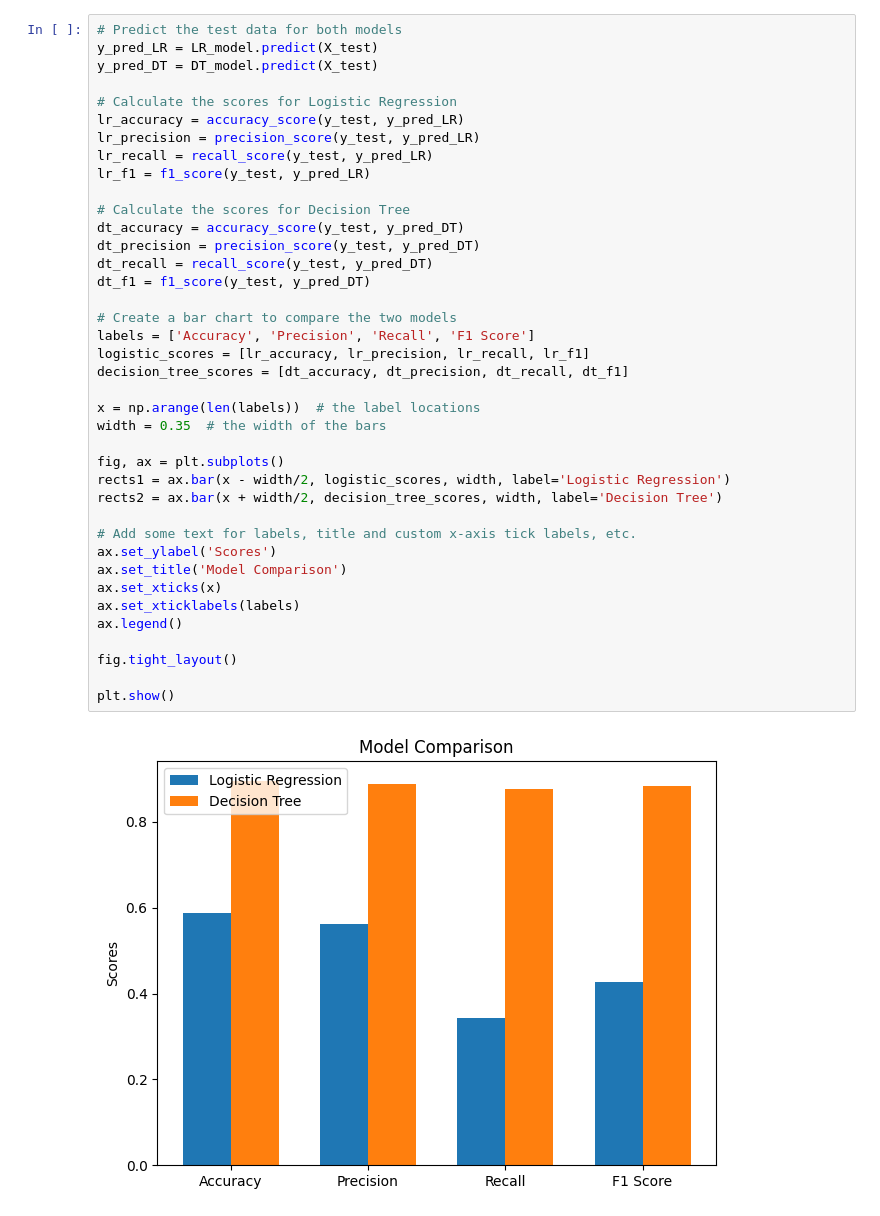
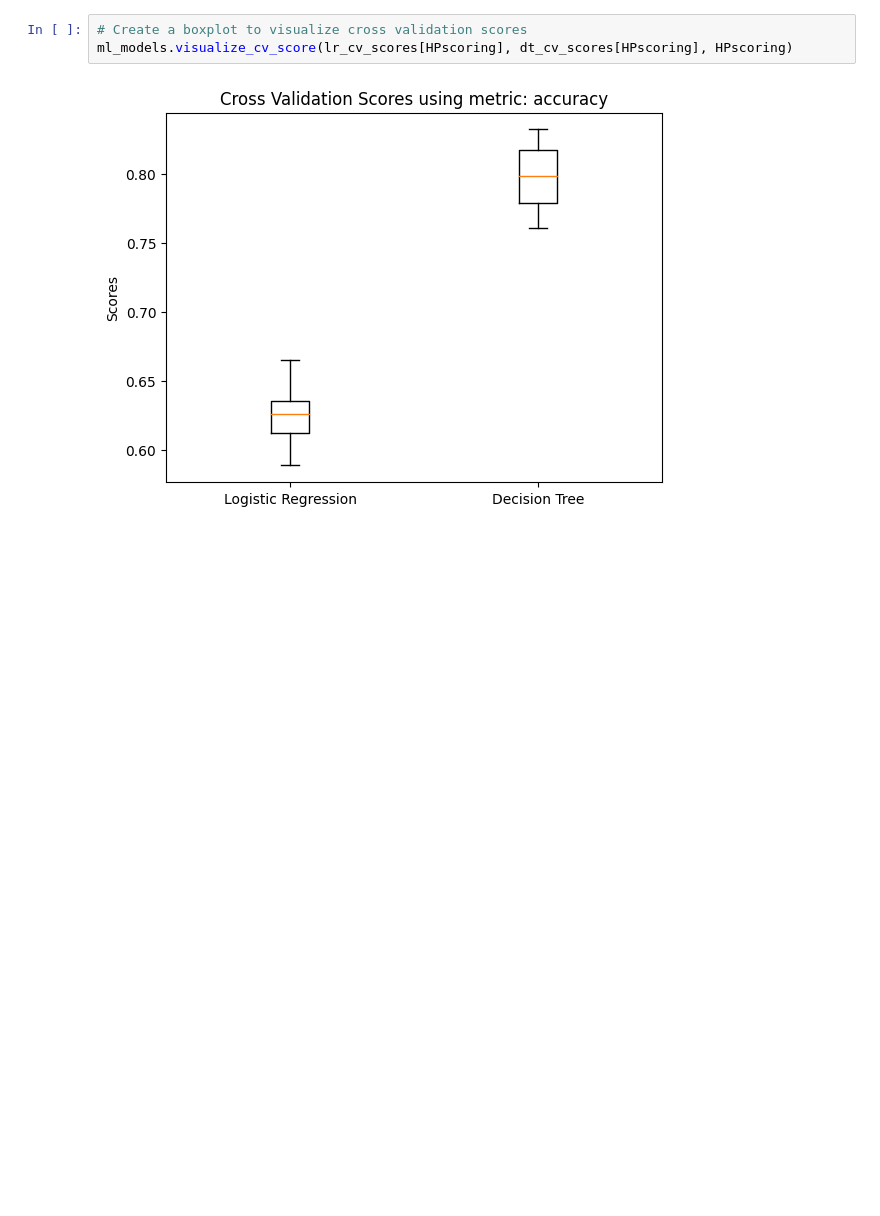
Before and after one commit to SakuZN/MCO3-Machine-Learning-Classification, a Jupyter notebook: ML_Classification.ipynb, the cells around one changed output. Saved outputs shown, nothing was run; the diff lists cells and outputs as text; blank space fills up the shorter version.

```diff
--- a/ML_Classification.ipynb
+++ b/ML_Classification.ipynb
@@ -68,42 +114,6 @@ dt_f1 = f1_score(y_test, y_pred_DT)
 # %%
-# Predict the test data for both models
-y_pred_LR = LR_model.predict(X_test)
-y_pred_DT = DT_model.predict(X_test)
-
-# Calculate the scores for Logistic Regression
-lr_accuracy = accuracy_score(y_test, y_pred_LR)
-lr_precision = precision_score(y_test, y_pred_LR)
-lr_recall = recall_score(y_test, y_pred_LR)
-lr_f1 = f1_score(y_test, y_pred_LR)
-
-# Calculate the scores for Decision Tree
-dt_accuracy = accuracy_score(y_test, y_pred_DT)
-dt_precision = precision_score(y_test, y_pred_DT)
-dt_recall = recall_score(y_test, y_pred_DT)
-dt_f1 = f1_score(y_test, y_pred_DT)
-
-# Create a bar chart to compare the two models
-labels = ['Accuracy', 'Precision', 'Recall', 'F1 Score']
-logistic_scores = [lr_accuracy, lr_precision, lr_recall, lr_f1]
-decision_tree_scores = [dt_accuracy, dt_precision, dt_recall, dt_f1]
-
-x = np.arange(len(labels))  # the label locations
-width = 0.35  # the width of the bars
-
-fig, ax = plt.subplots()
-rects1 = ax.bar(x - width/2, logistic_scores, width, label='Logistic Regression')
-rects2 = ax.bar(x + width/2, decision_tree_scores, width, label='Decision Tree')
-
-# Add some text for labels, title and custom x-axis tick labels, etc.
-ax.set_ylabel('Scores')
-ax.set_title('Model Comparison')
-ax.set_xticks(x)
-ax.set_xticklabels(labels)
-ax.legend()
-
-fig.tight_layout()
-
-plt.show()
+# Create a boxplot to visualize cross validation scores
+ml_models.visualize_cv_score(lr_cv_scores[HPscoring], dt_cv_scores[HPscoring], HPscoring)
 # %% [output]
-[figure, old version]
+[figure, new version]
 # %%
```
Also changed, not shown: parts of 10 cells of this notebook, 2 other files.
